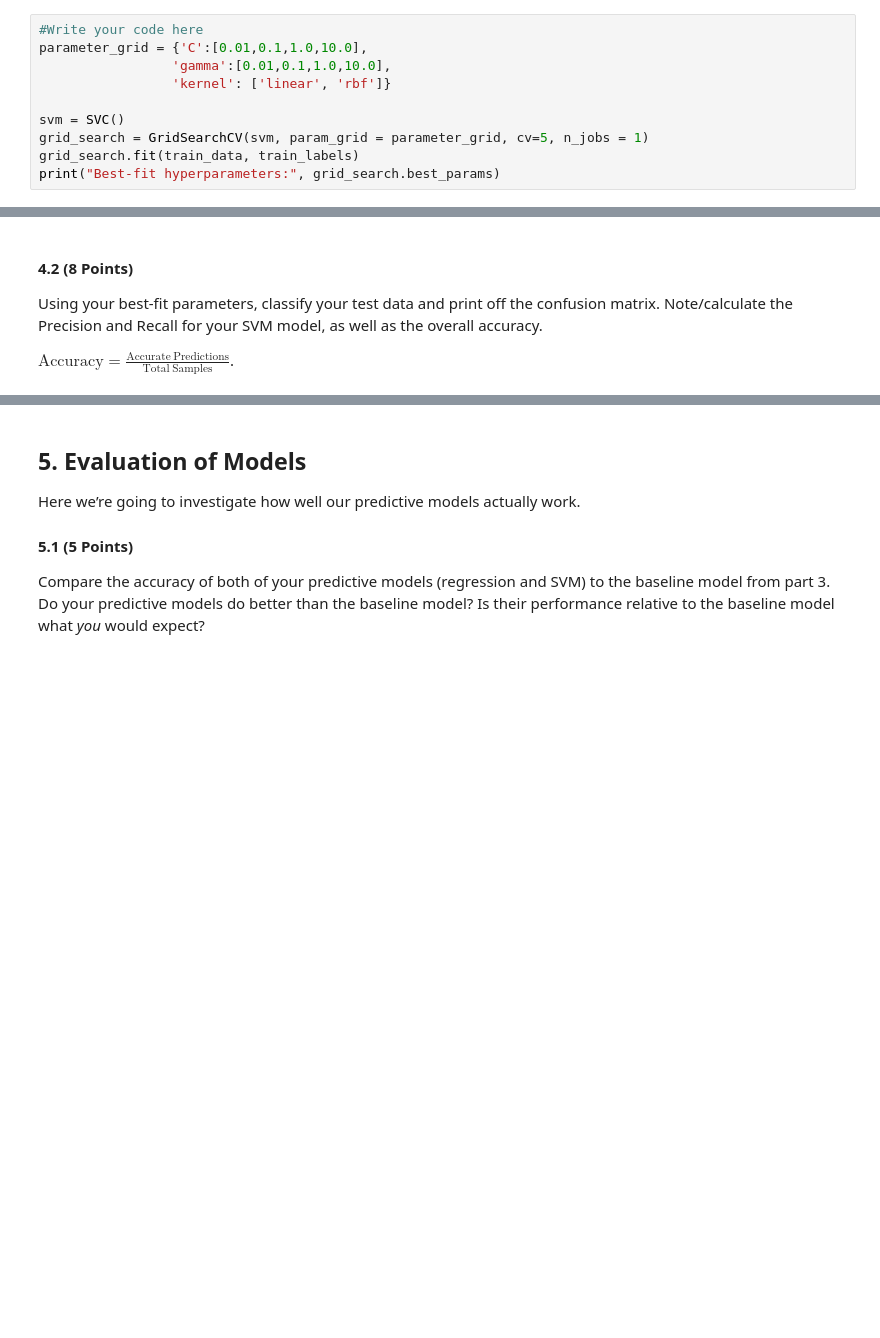
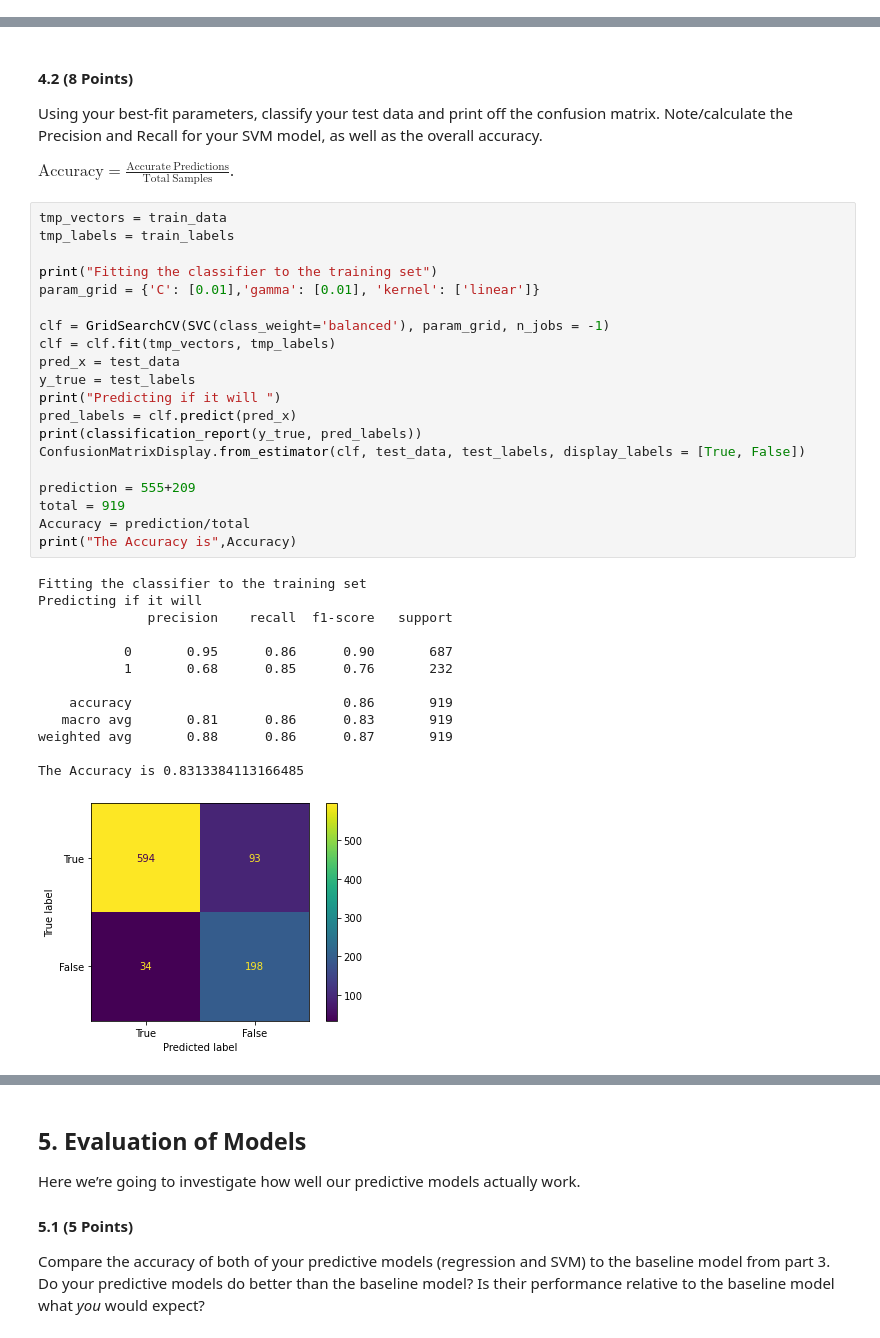
Before and after one commit to kovachel/CMSE_202_Homework_Kovach, a Jupyter notebook: hw-04/HW_4_Regression_and_SVM_Kovach.ipynb, the cells around one changed output, grey strips where cells are left out. Drawn from its saved outputs; the diff is of its cells as text; blank space fills up the shorter version.

```diff
--- a/hw-04/HW_4_Regression_and_SVM_Kovach.ipynb
+++ b/hw-04/HW_4_Regression_and_SVM_Kovach.ipynb
@@ -229,13 +238,3 @@ It’s not clear, *a priori*, which type of kernel (linear or RBF) would fair be
 
 #### 4.1 (12 Points)
 Run a grid search over both types of kernels and multiple values of $C$ and $\gamma$ (we recommend [0.01,0.1,1.0,10.0] for both). We *STRONGLY* recommend you set the parameter `n_jobs=-1` in `GridSearchCV`, which will distribute the computational load. Make sure to write down your best-fit hyperparameters.
-# %%
-#Write your code here
-parameter_grid = {'C':[0.01,0.1,1.0,10.0],
-                 'gamma':[0.01,0.1,1.0,10.0],
-                 'kernel': ['linear', 'rbf']}
-
-svm = SVC()
-grid_search = GridSearchCV(svm, param_grid = parameter_grid, cv=5, n_jobs = 1)
-grid_search.fit(train_data, train_labels)
-print("Best-fit hyperparameters:", grid_search.best_params)
@@ -246,6 +271,40 @@ print("Best-fit hyperparameters:", grid_search.best_params)
 Using your best-fit parameters, classify your test data and print off the confusion matrix. Note/calculate the Precision and Recall for your SVM model, as well as the overall accuracy.
 
 $\mathrm{Accuracy} = \frac{\mathrm{Accurate~Predictions}}{\mathrm{Total~Samples}}$.
+# %%
+tmp_vectors = train_data
+tmp_labels = train_labels
+
+print("Fitting the classifier to the training set")
+param_grid = {'C': [0.01],'gamma': [0.01], 'kernel': ['linear']}
+
+clf = GridSearchCV(SVC(class_weight='balanced'), param_grid, n_jobs = -1)
+clf = clf.fit(tmp_vectors, tmp_labels)
+pred_x = test_data
+y_true = test_labels
+print("Predicting if it will ")
+pred_labels = clf.predict(pred_x)
+print(classification_report(y_true, pred_labels))
+ConfusionMatrixDisplay.from_estimator(clf, test_data, test_labels, display_labels = [True, False])
+
+prediction = 555+209
+total = 919
+Accuracy = prediction/total
+print("The Accuracy is",Accuracy)
+# %% [output]
+Fitting the classifier to the training set
+Predicting if it will
+              precision    recall  f1-score   support
+
+           0       0.95      0.86      0.90       687
+           1       0.68      0.85      0.76       232
+
+    accuracy                           0.86       919
+   macro avg       0.81      0.86      0.83       919
+weighted avg       0.88      0.86      0.87       919
+
+The Accuracy is 0.8313384113166485
+[figure, added]
 # %%
 #Write your code here
 pred_labels = grid_search.predict(test_data)
```
Also changed, not shown: parts of 16 cells of this notebook.
